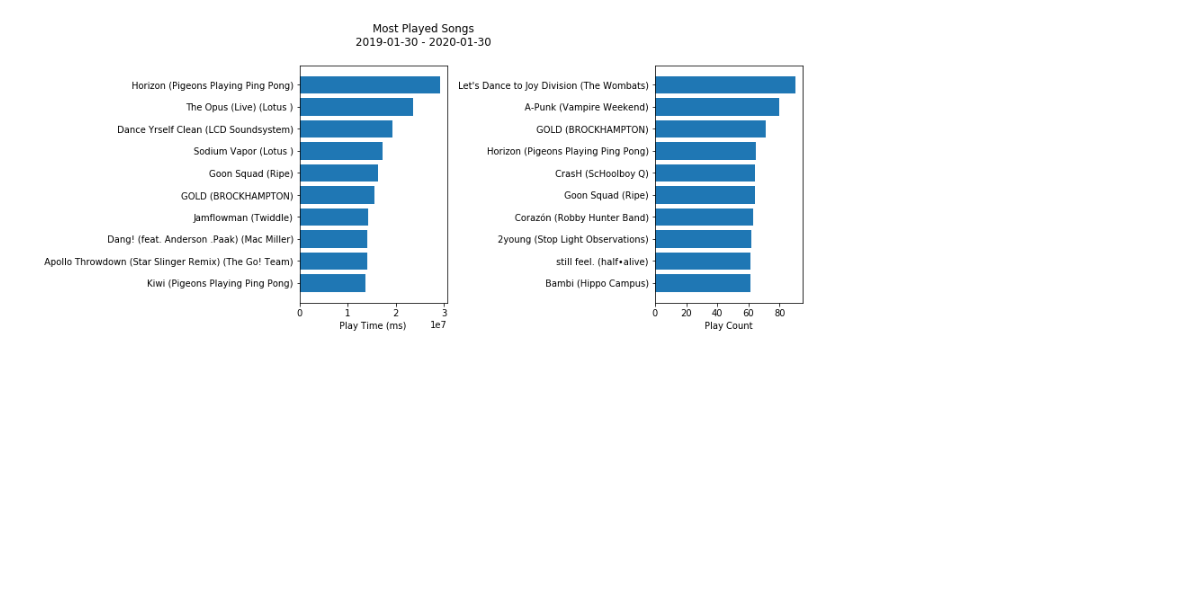
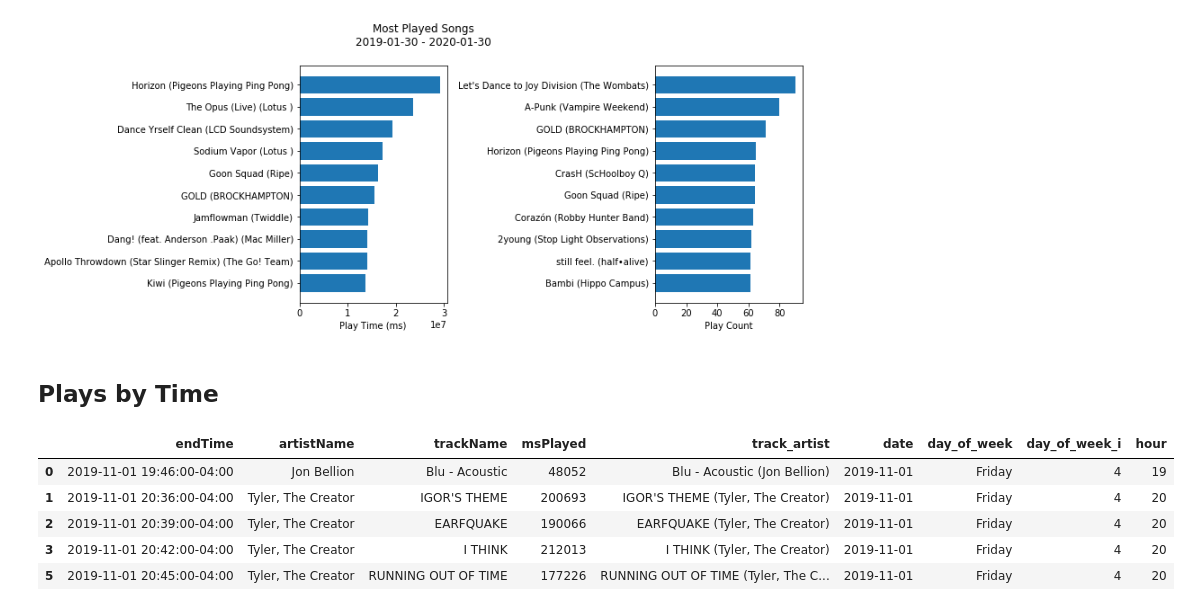
Before and after one commit to AdamSpannbauer/spotify_eda, a Jupyter notebook: stream_history_eda.ipynb, the cells around one changed output. Saved outputs shown, nothing was run; the diff lists cells and outputs as text; code cells hidden in the pictures; blank space fills up the shorter version.

```diff
--- a/stream_history_eda.ipynb
+++ b/stream_history_eda.ipynb
@@ -99,3 +101,21 @@ plt.subplots_adjust(top=0.85)
 plt.show()
 # %% [output]
 [figure]
+# %% [markdown]
+## Plays by Time
+# %%
+half_min_ms = 30000
+hist_df = hist_df.loc[hist_df['msPlayed'] > half_min_ms, :]
+
+hist_df['date'] = hist_df['endTime'].dt.date
+hist_df['day_of_week'] = hist_df['endTime'].dt.day_name()
+hist_df['day_of_week_i'] = hist_df['endTime'].dt.weekday
+hist_df['hour'] = hist_df['endTime'].dt.hour
+hist_df.head()
+# %% [output]
+|  | endTime | artistName | trackName | msPlayed | track_artist | date | day_of_week | day_of_week_i | hour |
+| 0 | 2019-11-01 19:46:00-04:00 | Jon Bellion | Blu - Acoustic | 48052 | Blu - Acoustic (Jon Bellion) | 2019-11-01 | Friday | 4 | 19 |
+| 1 | 2019-11-01 20:36:00-04:00 | Tyler, The Creator | IGOR'S THEME | 200693 | IGOR'S THEME (Tyler, The Creator) | 2019-11-01 | Friday | 4 | 20 |
+| 2 | 2019-11-01 20:39:00-04:00 | Tyler, The Creator | EARFQUAKE | 190066 | EARFQUAKE (Tyler, The Creator) | 2019-11-01 | Friday | 4 | 20 |
+| 3 | 2019-11-01 20:42:00-04:00 | Tyler, The Creator | I THINK | 212013 | I THINK (Tyler, The Creator) | 2019-11-01 | Friday | 4 | 20 |
+| 5 | 2019-11-01 20:45:00-04:00 | Tyler, The Creator | RUNNING OUT OF TIME | 177226 | RUNNING OUT OF TIME (Tyler, The C... | 2019-11-01 | Friday | 4 | 20 |
```
Also changed, not shown: parts of 7 cells of this notebook.
